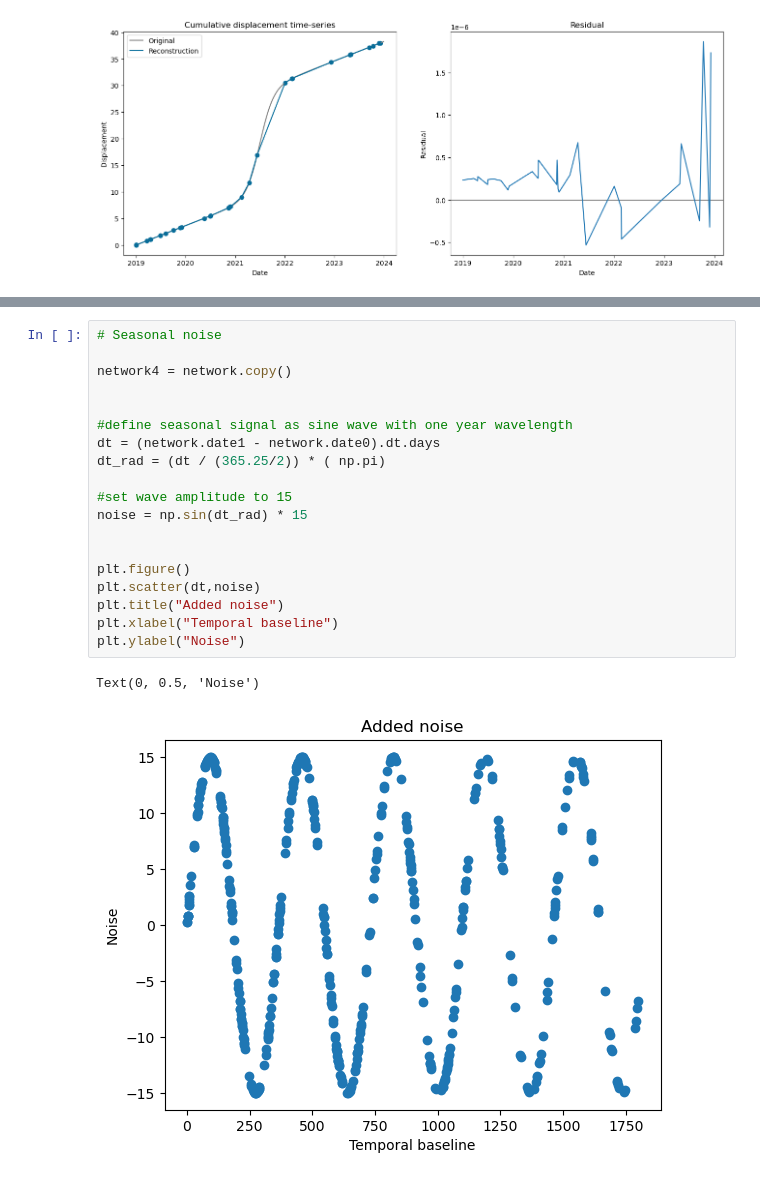
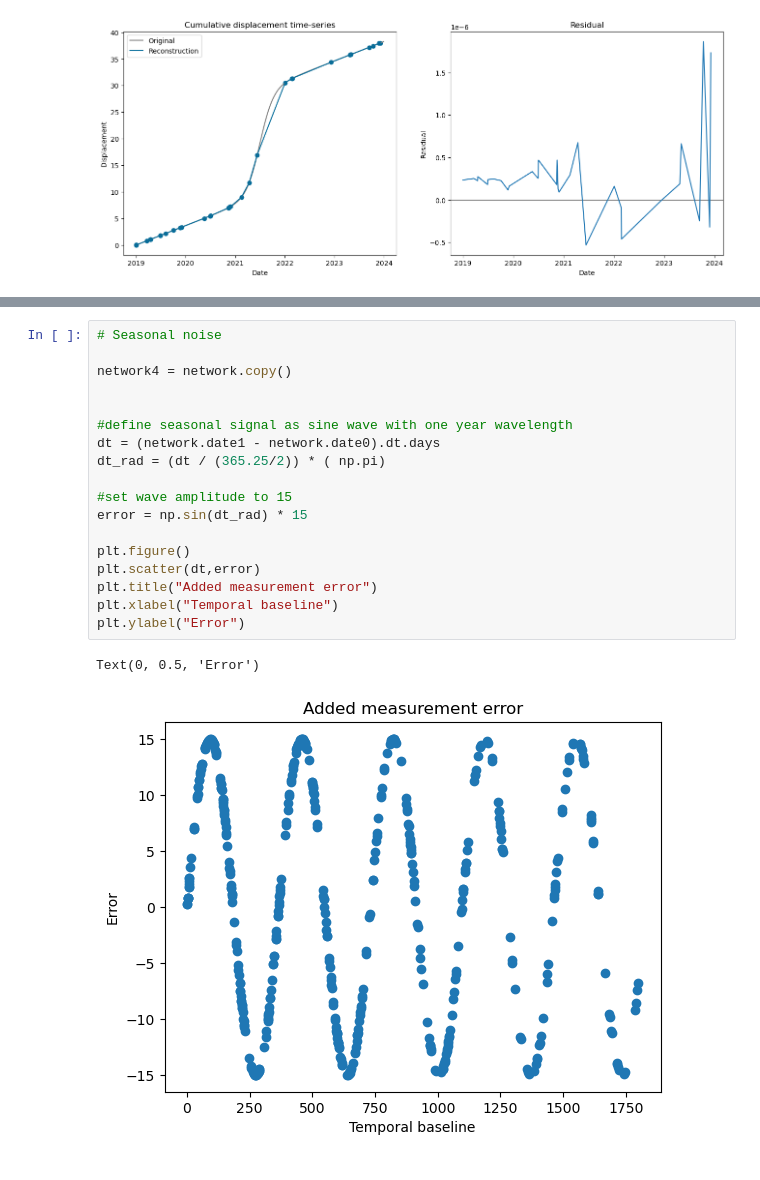
Before and after one commit to UP-RS-ESP/timeseries_inversion, a Jupyter notebook: timeseries_inversion_basic_example.ipynb, the cells around one changed output, grey strips where cells are left out. Saved outputs shown, nothing was run; the diff lists cells and outputs as text.

Commit message:
update measurement error example

```diff
--- a/timeseries_inversion_basic_example.ipynb
+++ b/timeseries_inversion_basic_example.ipynb
@@ -120,23 +128,22 @@ Number of disconnected components in network: 0
 # %%
 # Seasonal noise
 
 network4 = network.copy()
 
 
 #define seasonal signal as sine wave with one year wavelength
 dt = (network.date1 - network.date0).dt.days
 dt_rad = (dt / (365.25/2)) * ( np.pi)
 
 #set wave amplitude to 15
-noise = np.sin(dt_rad) * 15
-
+error = np.sin(dt_rad) * 15
 
 plt.figure()
-plt.scatter(dt,noise)
-plt.title("Added noise")
+plt.scatter(dt,error)
+plt.title("Added measurement error")
 plt.xlabel("Temporal baseline")
-plt.ylabel("Noise")
+plt.ylabel("Error")
 # %% [output]
-Text(0, 0.5, 'Noise')
+Text(0, 0.5, 'Error')
-[figure, old version]
+[figure, new version]
 # %%
```
Also changed, not shown: parts of 8 cells of this notebook, 2 other files.
